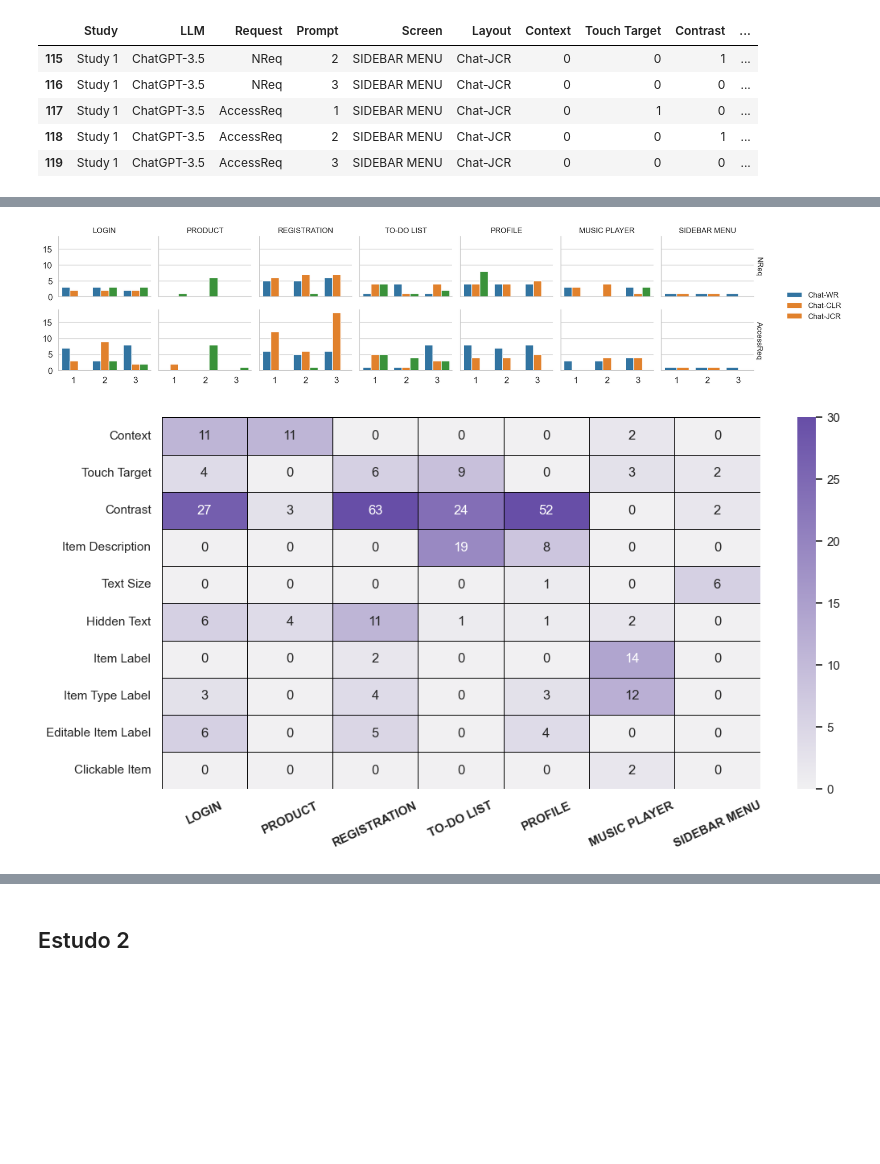
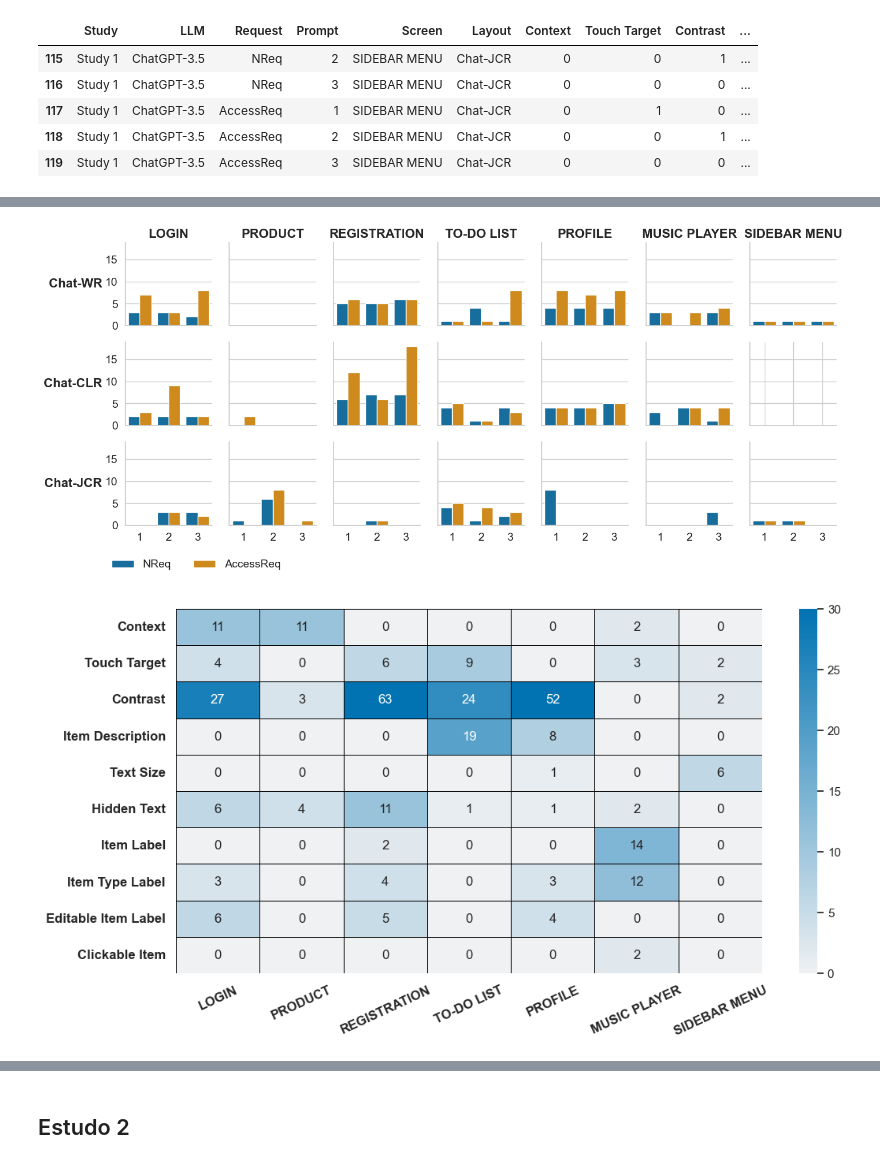
Before and after one commit to Test-Accessibility/Dataset-accessibility-assessments, a Jupyter notebook: Study_LLMs/main.ipynb, the cells around one changed output, grey strips where cells are left out. Saved outputs shown, nothing was run; the diff lists cells and outputs as text; code cells hidden in the pictures; blank space fills up the shorter version.

```diff
--- a/Study_LLMs/main.ipynb
+++ b/Study_LLMs/main.ipynb
@@ -109,14 +146,14 @@ plt.show()
 df_t = df_estudo1.groupby(['Request', 'Screen'])['Total'].sum().reset_index()
 
 plt.figure(figsize=(12, 6))
-ax = sns.barplot(data=df_t, x='Screen', y='Total', hue='Request', palette=['#63dcab', '#674ea7'], order=order_screen, hue_order=order_request)
+ax = sns.barplot(data=df_t, x='Screen', y='Total', hue='Request', palette=palette_request, order=order_screen, hue_order=order_request)
 
 # Adicionando os valores no topo de cada barra
 for p in ax.patches:
     ax.annotate(f'{int(p.get_height())}',
                 (p.get_x() + p.get_width() / 2., p.get_height()),  # Posição do texto
                 ha='center', va='center',  # Alinhamento horizontal e vertical
-                fontsize=10, fontweight='bold', color='black',  # Estilo do texto
+                fontsize=12, fontweight='bold', color='black',  # Estilo do texto
                 xytext=(0, 5),  # Deslocamento do texto
                 textcoords='offset points')  # Coordenadas do texto
 
@@ -124,7 +161,9 @@ for p in ax.patches:
 ax.set_ylim(0.5, ax.get_ylim()[1])
 
 plt.xlabel('')
-plt.ylabel('# Errors', fontsize=12, fontweight='bold')
-plt.legend(title='')
+plt.ylabel('# Errors', fontsize=14, fontweight='bold')
+plt.xticks(fontsize=12, fontweight='bold', fontfamily='Arial')
+plt.yticks(fontsize=12, fontweight='bold', fontfamily='Arial')
+plt.legend(title='', prop={'weight': 'bold'})
 plt.show()
 # %% [output]
@@ -146,38 +201,65 @@ plt.show()
 # %%
-# Criando o grid de gráficos de barras
-g = sns.FacetGrid(df_estudo1, row="Request", col="Screen", margin_titles=True, height=2, aspect=1.2)
-g.map_dataframe(sns.barplot, x="Prompt", y="Total", hue="Layout", palette=['#1f77b4', '#ff7f0e', '#2ca02c'])
+# Configurando o grid de gráficos
+g = sns.FacetGrid(
+    df_estudo1,
+    row="Layout",
+    col="Screen",
+    margin_titles=True,
+    height=2
+)
+
+# Adicionando o gráfico de barras
+g.map_dataframe(
+    sns.barplot,
+    x="Prompt",
+    y="Total",
+    hue="Request",
+    palette=palette_request,
+    hue_order=order_request,
+    dodge=True
+)
 
 # Ajustando a legenda
-g.add_legend(title="", title_fontsize='13', prop={'size': 12})
+g.add_legend(
+    title="",
+    title_fontsize=14,
+    prop={'size': 14},
+    loc="lower left",
+    bbox_to_anchor=(0.025, -0.05),
+    ncol=2
+)
 
 # Ajustando os títulos dos eixos
 g.set_axis_labels("", "")
-g.set_titles(col_template="{col_name}", row_template="{row_name}")
+g.set_titles(col_template="{col_name}", row_template="", size=16, weight='bold')
+
+# Ajustando os títulos das linhas (row) para ficarem rotacionados e alinhados à esquerda
+for ax, row_val in zip(g.axes[:, 0], df_estudo1["Layout"].unique()):
+    ax.yaxis.set_label_position("left")  # Garante que os rótulos fiquem na esquerda
+    ax.set_ylabel(row_val, fontsize=16, weight='bold', rotation=0, ha='right', va='center')
 
 # Ajustando a rotação dos rótulos do eixo x
 for ax in g.axes.flat:
     for label in ax.get_xticklabels():
         label.set_rotation(0)
         label.set_fontsize(14)
     for label in ax.get_yticklabels():
         label.set_fontsize(14)
 
 # Ajustando o layout
-plt.subplots_adjust(top=0.9)
-g.fig.suptitle('')
-# Exibindo o gráfico
+plt.subplots_adjust(hspace=0.2, wspace=0.2)
 plt.show()
 # %% [output]
-[figure, old version]
+[figure, new version]
 # %%
 data1 = df_estudo1.pivot_table(index='Screen', values=['Context', 'Touch Target', 'Contrast', 'Item Description', 'Text Size', 'Hidden Text', 'Item Label', 'Item Type Label', 'Editable Item Label', 'Clickable Item'], aggfunc='sum', sort=False)
 
 plt.figure(figsize=(12, 6))
-sns.heatmap(data1.T, annot=True, fmt='d', cmap=sns.light_palette("#674ea7", as_cmap=True), linewidths=.5, linecolor='black', vmax=30)
+sns.heatmap(data1.T, annot=True, fmt='d', cmap=sns.light_palette("#0173B2", as_cmap=True), linewidths=.5, linecolor='black', vmax=30)
 plt.title('')
 plt.xlabel('')
-plt.xticks(fontweight='bold', rotation=25)
+plt.xticks(fontsize=12, fontweight='bold', fontfamily='Arial', rotation=25)
+plt.yticks(fontsize=12, fontweight='bold', fontfamily='Arial')
 plt.show()
 # %% [output]
-[figure, old version]
+[figure, new version]
```
Also changed, not shown: parts of 40 cells of this notebook.
